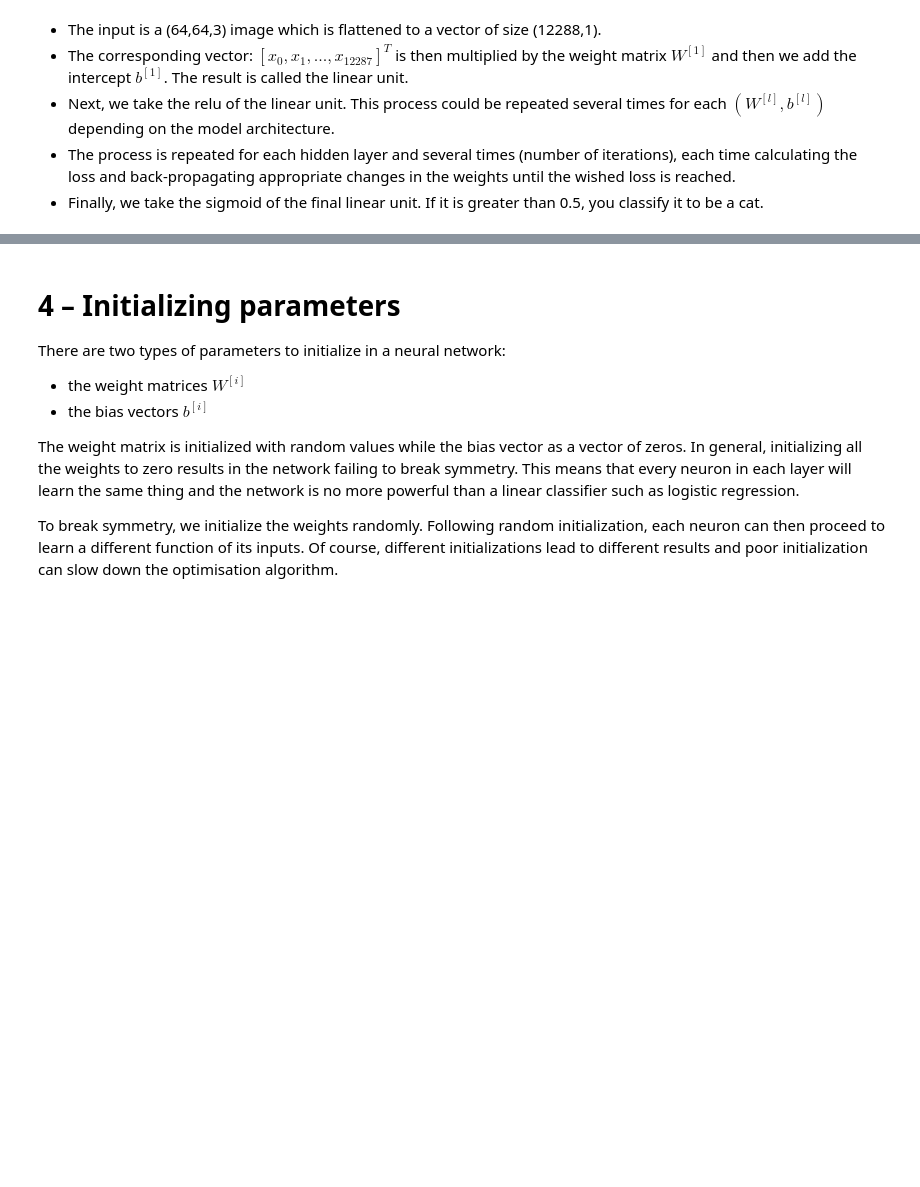
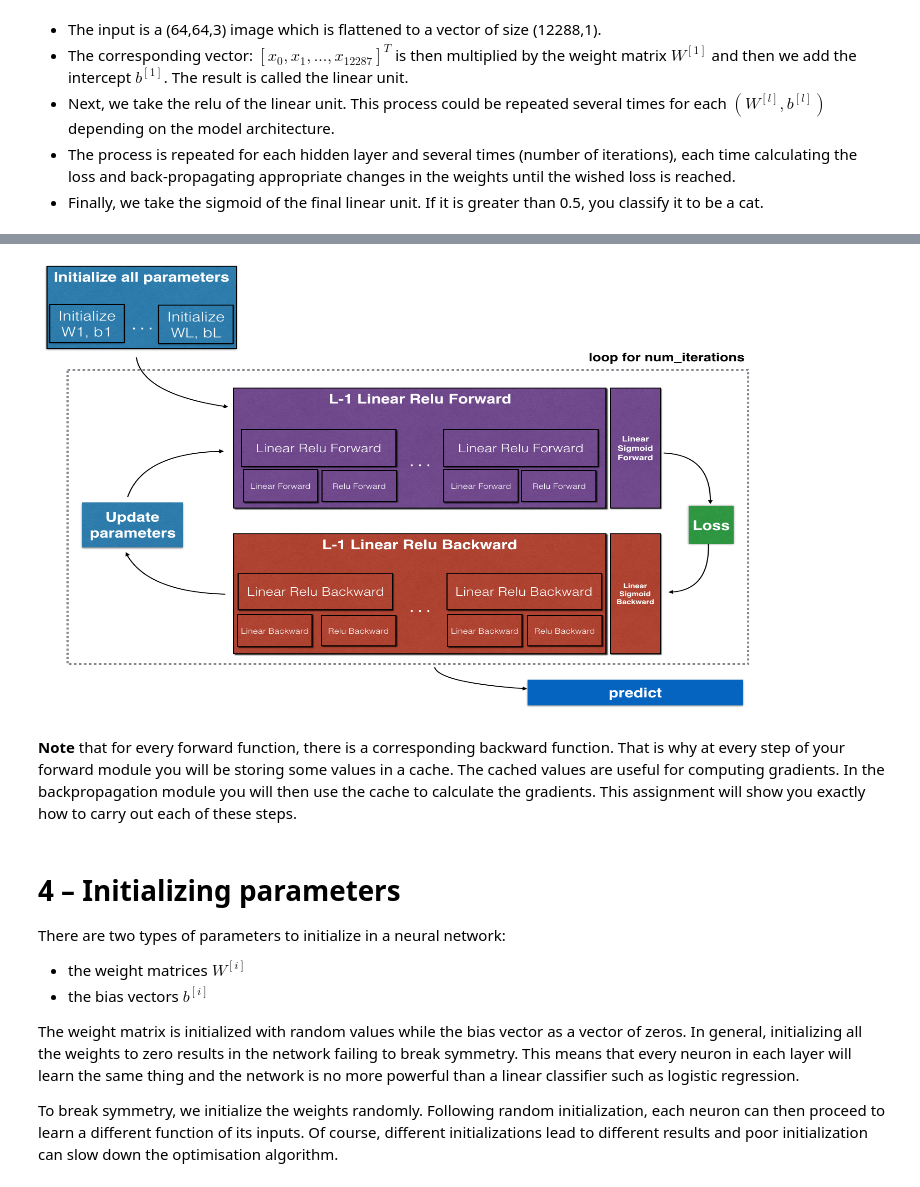
Before and after one commit to Ehsan-Khan/L_Layered_Neural_Network, a Jupyter notebook: L_Layer Neural Network.ipynb, the cells around one changed output, grey strips where cells are left out. Cells and saved outputs as stored; diff of their text form; code cells hidden in the pictures; blank space fills up the shorter version.

```diff
--- a/L_Layer Neural Network.ipynb
+++ b/L_Layer Neural Network.ipynb
@@ -172,3 +168,9 @@ We will be implementing several "helper functions". These helper functions will
+# %%
+Image("Desktop/L_Layered_Neural_Network/img/GeneralStructure.png")
+# %% [output]
+[figure, added]
+# %% [markdown]
+**Note** that for every forward function, there is a corresponding backward function. That is why at every step of your forward module you will be storing some values in a cache. The cached values are useful for computing gradients. In the backpropagation module you will then use the cache to calculate the gradients. This assignment will show you exactly how to carry out each of these steps.
 # %% [markdown]
 # 4 – Initializing parameters
 
```
Also changed, not shown: parts of 17 cells of this notebook, 7 other files.
